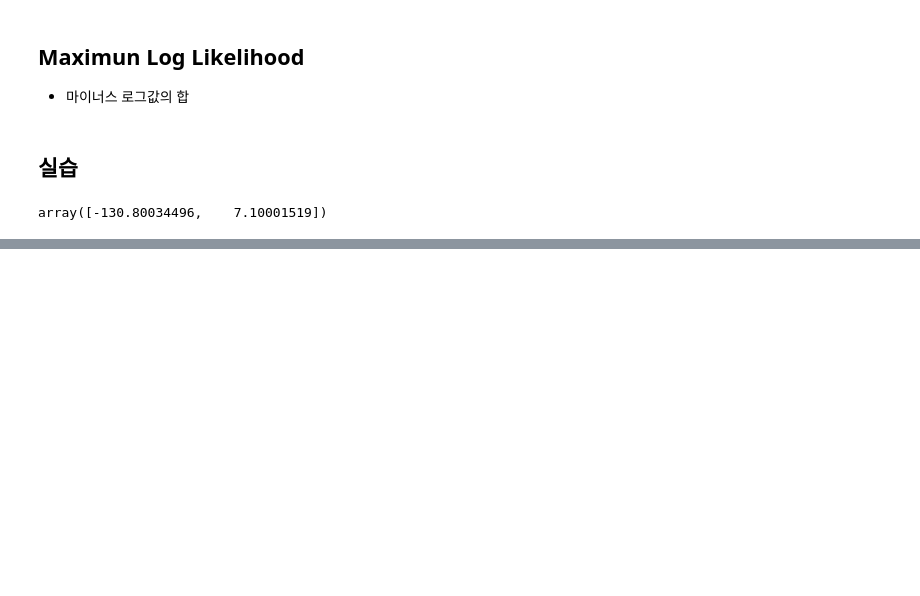
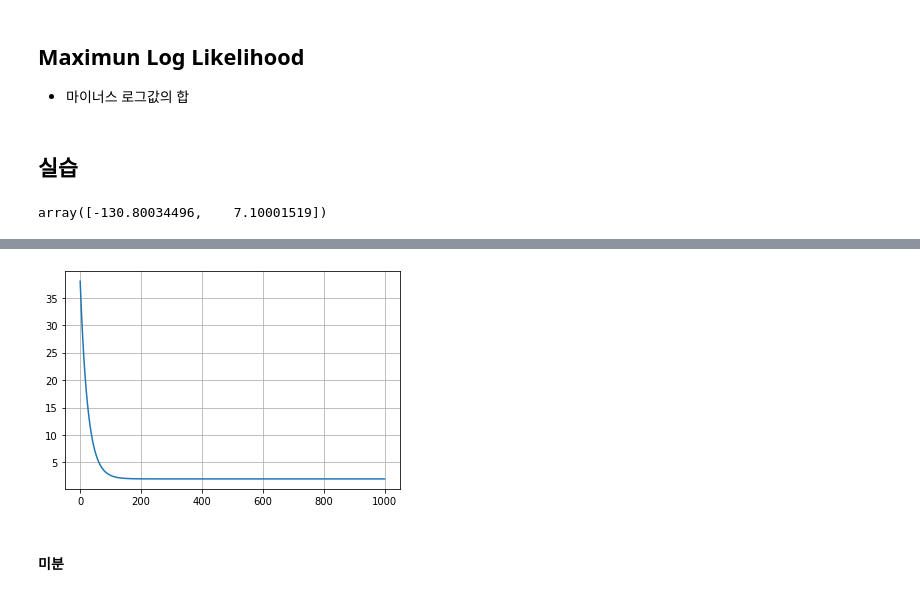
Before and after one commit to heewon330/TIL3, a Jupyter notebook: 선형회귀_hw.ipynb, the cells around one changed output, grey strips where cells are left out. Saved outputs shown, nothing was run; the diff lists cells and outputs as text; code cells hidden in the pictures; blank space fills up the shorter version.

```diff
--- a/선형회귀_hw.ipynb
+++ b/선형회귀_hw.ipynb
@@ -575,0 +682,9 @@ array([-130.80034496,    7.10001519])
+# %%
+# 오차함수의 함수값이 점점 줄어들고 있으니 최적화가 잘 되고 있음을 알 수 있음
+plt.plot(error(a))
+plt.grid()
+plt.show()
+# %% [output]
+[figure, added]
+# %% [markdown]
+#### 미분
```
Also changed, not shown: parts of 82 cells of this notebook.
